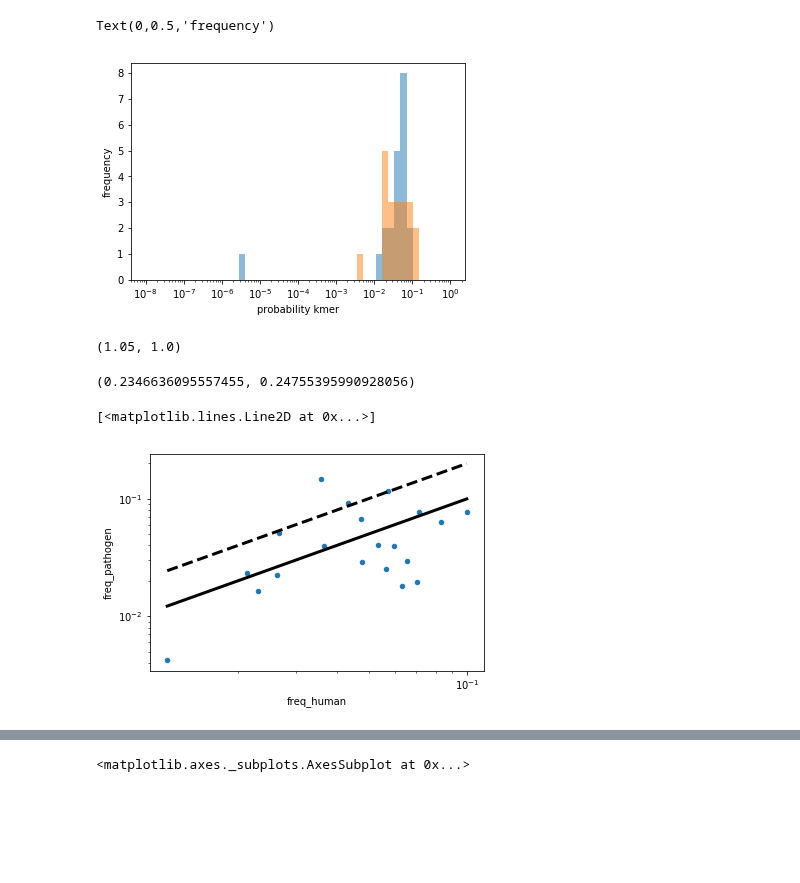
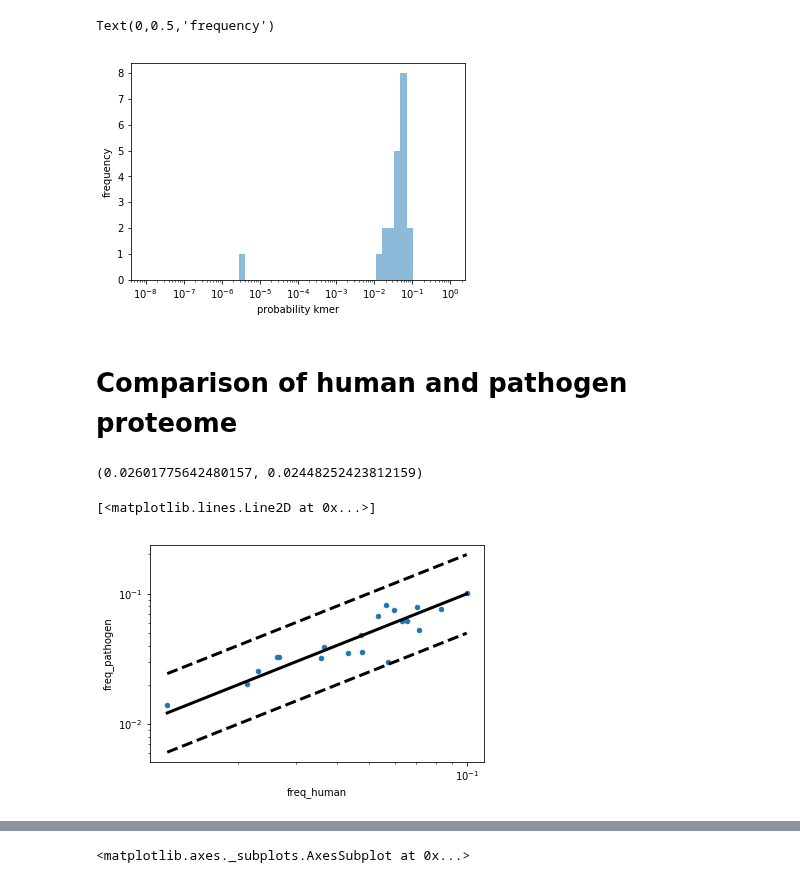
Before and after one commit to andim/peptidome, a Jupyter notebook: code/analysis.ipynb, the cells around one changed output, grey strips where cells are left out. Drawn from its saved outputs; the diff is of its cells as text; code cells hidden in the pictures; blank space fills up the shorter version.

```diff
--- a/code/analysis.ipynb
+++ b/code/analysis.ipynb
@@ -11,0 +12,5 @@ proteome = fasta_iter('/home/amayer/data/proteomes/uniprot-homosapiens-up0000056
+# %%
+human = '/home/amayer/data/proteomes/uniprot-homosapiens-up000005640.fasta'
+malaria = '/home/amayer/data/proteomes/uniprot-PlasmodiumFalciparum-up000001450.fasta'
+influenzaB = '/home/amayer/data/proteomes/uniprot-influenzaB-UP000127412.fasta'
+cmv = '/home/amayer/data/proteomes/uniprot-cmv-UP000008991.fasta'
@@ -61,15 +60,11 @@ array([2.13200647e-02, 5.35581034e-02, 6.57225166e-02, 2.66593591e-02,
 # %%
 bins = np.logspace(-8, 0)
-plt.hist(normalize(counter), bins=bins, alpha=.5)
-plt.hist(normalize(counter2), bins=bins, alpha=.5)
+plt.hist(normalize(counters[0]), bins=bins, alpha=.5)
+#plt.hist(normalize(counter2), bins=bins, alpha=.5)
 plt.xscale('log')
 #plt.yscale('log')
 plt.xlabel('probability kmer')
 plt.ylabel('frequency')
 # %% [output]
 Text(0,0.5,'frequency')
-[figure, old version]
+[figure, new version]
-# %%
-len(counter.values())/20**k, len(counter2.values())/20**k
-# %% [output]
-(1.05, 1.0)
@@ -79,18 +71,23 @@ df2 = counter_to_df(counter2)
+# %% [markdown]
+# Comparison of human and pathogen proteome
 # %%
+df = counter_to_df(count_kmers_proteome(human, 1), norm=True)
+df2 = counter_to_df(count_kmers_proteome(cmv, 1), norm=True)
 dfmerged = pd.merge(df, df2, on='seq', suffixes=['_human', '_pathogen'])
 dfmerged.to_csv('data.csv')
 # %%
-scipy.stats.entropy(dfmerged['freq_human'], dfmerged['freq_pathogen']), scipy.stats.entropy(dfmerged['freq_pathogen'], dfmerged['freq_human'])
+entropy(dfmerged['freq_human'], dfmerged['freq_pathogen']), entropy(dfmerged['freq_pathogen'], dfmerged['freq_human'])
 # %% [output]
-(0.2346636095557455, 0.24755395990928056)
+(0.02601775642480157, 0.02448252423812159)
 # %%
 dfmerged.plot(x='freq_human', y='freq_pathogen', kind='scatter', logx=True, logy=True)
 x = np.logspace(np.log10(np.amin(dfmerged['freq_human'])), np.log10(np.amax(dfmerged['freq_human'])))
 plt.plot(x, x, 'k', lw=3)
 plt.plot(x, x*2, '--k', lw=3)
+plt.plot(x, x/2, '--k', lw=3)
 # %% [output]
 [<matplotlib.lines.Line2D at 0x...>]
-[figure, old version]
+[figure, new version]
 # %%
 j = sns.jointplot(x=np.log10(dfmerged['freq_human']), y=np.log10(dfmerged['freq_pathogen']), kind="hex",
                  joint_kws=dict(gridsize=10));
```
Also changed, not shown: parts of 49 cells of this notebook, 1 other file.
